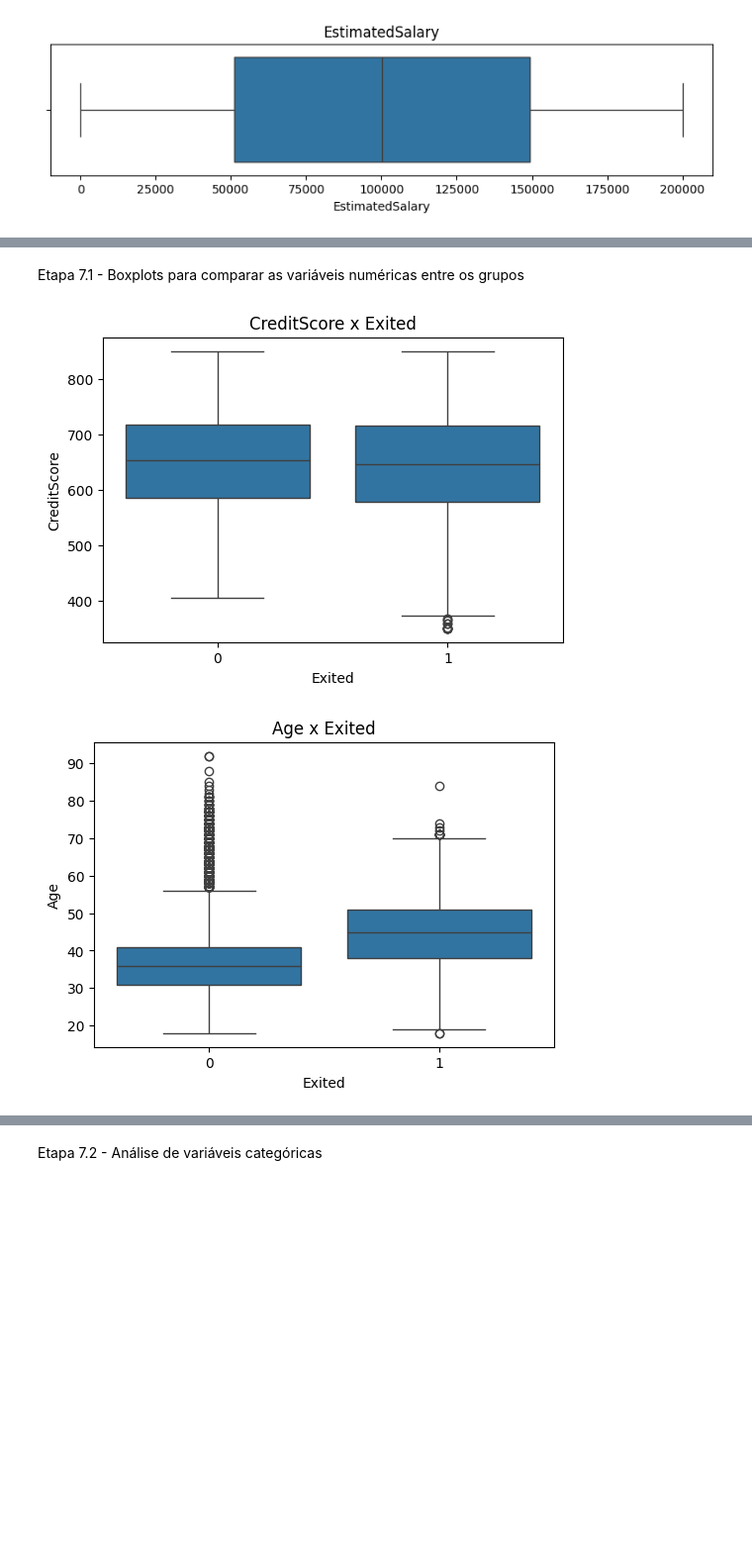
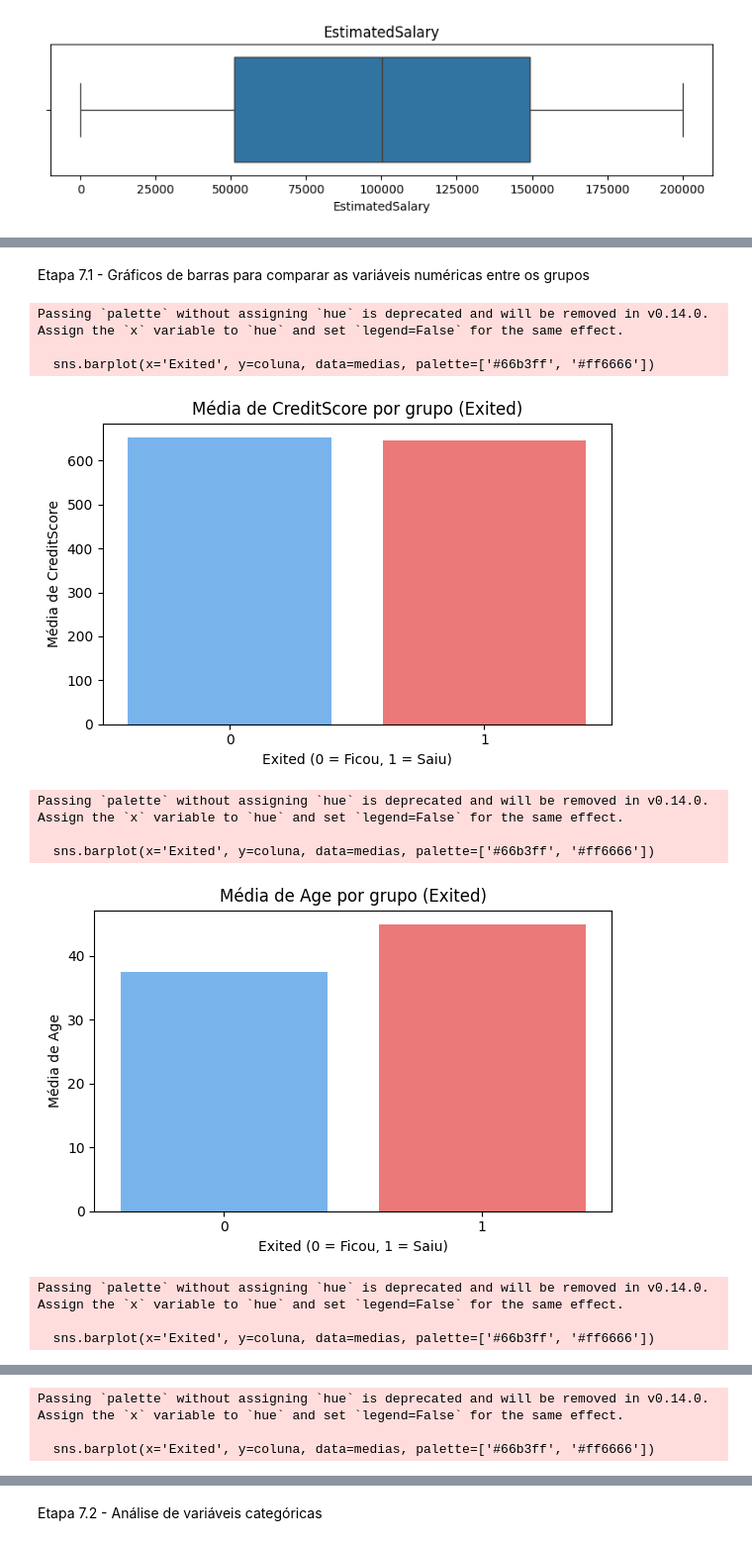
Before and after one commit to vitao-bolado/Trabalho1_AnaliseDados, a Jupyter notebook: Trabalho1.ipynb, the cells around one changed output, grey strips where cells are left out. Shown at 99% size. Cells and saved outputs as stored; diff of their text form; code cells hidden in the pictures; blank space fills up the shorter version.

```diff
--- a/Trabalho1.ipynb
+++ b/Trabalho1.ipynb
@@ -156,18 +156,38 @@ Exited
 # %% [markdown]
-Etapa 7.1 - Boxplots para comparar as variáveis numéricas entre os grupos
+Etapa 7.1 - Gráficos de barras para comparar as variáveis numéricas entre os grupos
 # %%
 import seaborn as sns
 import matplotlib.pyplot as plt
 
-# Listando as colunas numéricas que vão ser comparadas
+# Lista das variáveis numéricas que vamos comparar
 colunas_numericas = ['CreditScore', 'Age', 'Tenure', 'Balance', 'NumOfProducts', 'EstimatedSalary']
 
-# Gerando um boxplot para cada variável, separado por "Exited"
+# Para cada variável, calcular a média para cada grupo (Exited) e plotar
 for coluna in colunas_numericas:
-    plt.figure(figsize=(6,4))
-    sns.boxplot(x='Exited', y=coluna, data=df)
-    plt.title(f'{coluna} x Exited')  # Título do gráfico
+    plt.figure(figsize=(6, 4))
+
+    # Calcula a média da variável para cada grupo de Exited
+    medias = df.groupby('Exited')[coluna].mean().reset_index()
+
+    # Cria o gráfico de barras
+    sns.barplot(x='Exited', y=coluna, data=medias, palette=['#66b3ff', '#ff6666'])
+
+    # Adiciona título e rótulos
+    plt.title(f'Média de {coluna} por grupo (Exited)')
+    plt.xlabel('Exited (0 = Ficou, 1 = Saiu)')
+    plt.ylabel(f'Média de {coluna}')
+
+    plt.tight_layout()
     plt.show()
 # %% [output]
+Passing `palette` without assigning `hue` is deprecated and will be removed in v0.14.0. Assign the `x` variable to `hue` and set `legend=False` for the same effect.
+
+  sns.barplot(x='Exited', y=coluna, data=medias, palette=['#66b3ff', '#ff6666'])
-[figure, old version]
+[figure, new version]
+Passing `palette` without assigning `hue` is deprecated and will be removed in v0.14.0. Assign the `x` variable to `hue` and set `legend=False` for the same effect.
+
+  sns.barplot(x='Exited', y=coluna, data=medias, palette=['#66b3ff', '#ff6666'])
-[figure, old version]
+[figure, new version]
+Passing `palette` without assigning `hue` is deprecated and will be removed in v0.14.0. Assign the `x` variable to `hue` and set `legend=False` for the same effect.
+
+  sns.barplot(x='Exited', y=coluna, data=medias, palette=['#66b3ff', '#ff6666'])
@@ -174,0 +195,3 @@ for coluna in colunas_numericas:
+Passing `palette` without assigning `hue` is deprecated and will be removed in v0.14.0. Assign the `x` variable to `hue` and set `legend=False` for the same effect.
+
+  sns.barplot(x='Exited', y=coluna, data=medias, palette=['#66b3ff', '#ff6666'])
```
Also changed, not shown: parts of 8 cells of this notebook.
